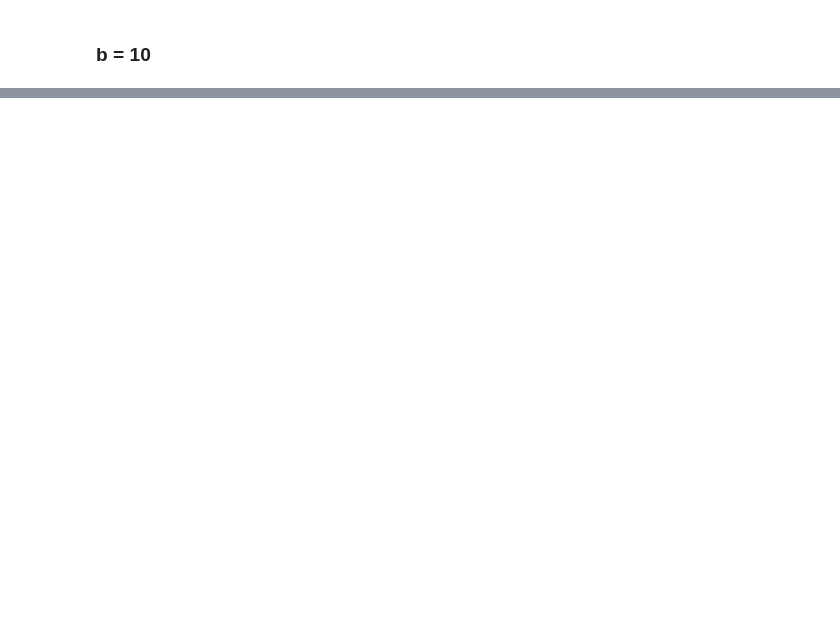
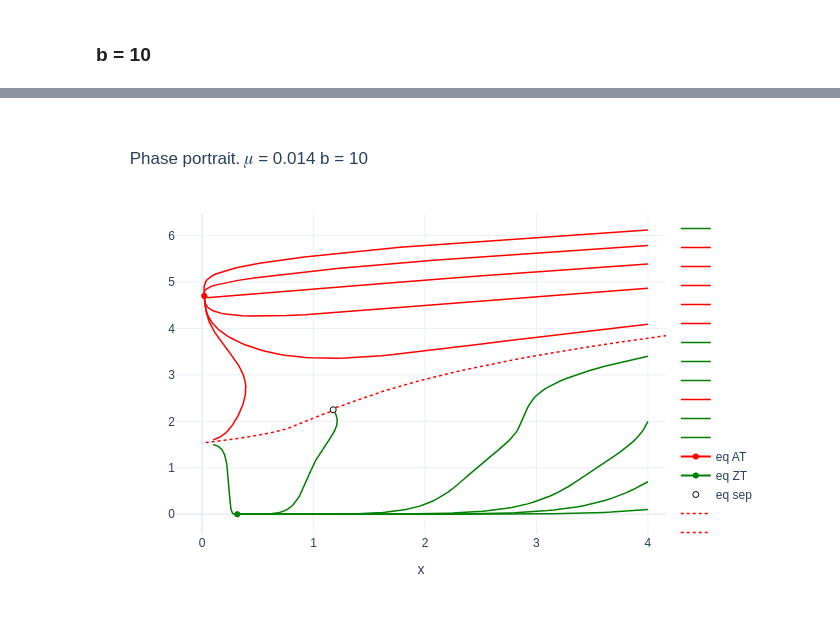
Before and after one commit to SergeyPishchulov/thesis, a Jupyter notebook: mantiicr.ipynb, the cells around one changed output, grey strips where cells are left out. Saved outputs shown, nothing was run; the diff lists cells and outputs as text; code cells hidden in the pictures; blank space fills up the shorter version.

Commit message:
need more steps in separatrix

```diff
--- a/mantiicr.ipynb
+++ b/mantiicr.ipynb
@@ -683,0 +654,7 @@ fig.show()
+# %%
+def get_separatrix_paths(params, separatrix_starts):
+    separatrix_paths = get_paths(
+        params, separatrix_starts, num_steps=1000, reverse=True)
+    separatrix_paths = separatrix_paths[(
+        separatrix_paths.x < 4.2) & (separatrix_paths.x > 0)]
+    return separatrix_paths
@@ -683,0 +670,48 @@ fig.show()
+# %%
+def plot_eq(eq, fig, color, name):
+    x=[eq[0]]
+    y=[eq[1]**(1/4)]
+    if color in ('red','green'):
+        fig.add_trace(go.Scatter(x=x, y=y, name=name, line=dict(color=color)))
+    elif color == 'white':
+        fig.add_trace(go.Scatter(x=x, y=y, name=name,
+    marker=dict(color='white',
+                line=dict(color='black', width=1))))
+    else:
+        raise ValueError(f"unknown color {color}")
+# %%
+b_const = 10
+
+y_paths_starts = np.concatenate([
+    np.linspace(0.1**4, 1400, 6),
+    [0.7**4, 3.4**4, 2**4]
+])
+params = bless_params | {b: b_const}
+eqs = get_eqs(params)
+united_eqs = sorted(union_same_solutions(eqs))
+# print(united_eqs)
+eq_at, eq_zt, eq_sep = united_eqs
+
+starts = (list(product([4], y_paths_starts))
+          + [
+              (0.1, 1.6**4),
+             (0.1, 1.5**4),
+             (eq_sep[0], eq_sep[1]-0.001)]
+          )
+fig = compute_phase_portrait(b_const, paths_starts=starts)
+
+
+separatrix_starts = [(1.2, 2.3**4), (1.15, 2.2**4)]
+separatrix_paths = get_separatrix_paths(
+    bless_params | {b: b_const}, separatrix_starts)
+
+fig = add_separatrix(fig, separatrix_paths)
+
+plot_eq(eq_at, fig, 'red', 'eq AT')
+plot_eq(eq_zt, fig, 'green', 'eq ZT')
+plot_eq(eq_sep, fig, 'white', 'eq sep')
+
+
+fig.show()
+# %% [output]
+[figure, added]
```
Also changed, not shown: parts of 23 cells of this notebook.
